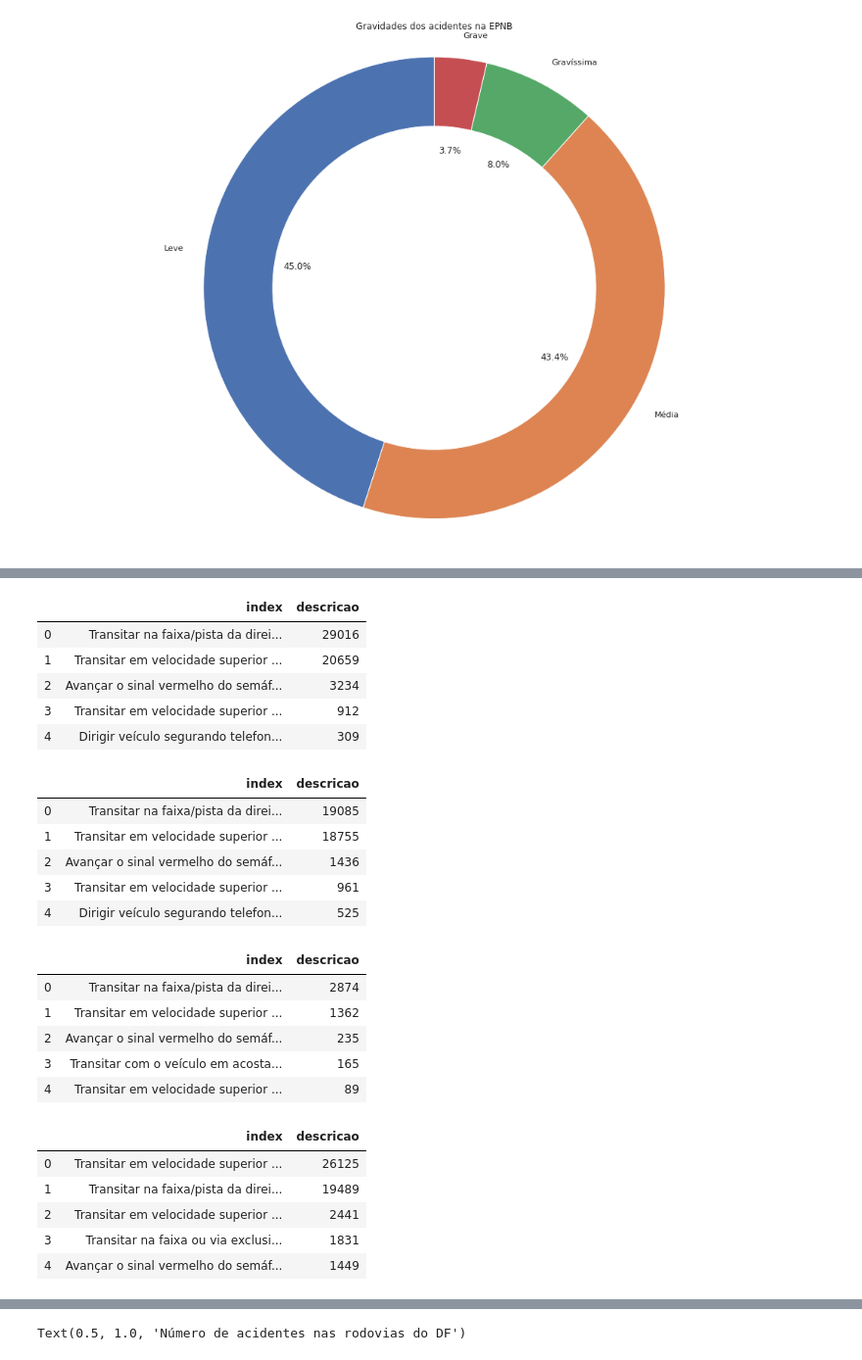
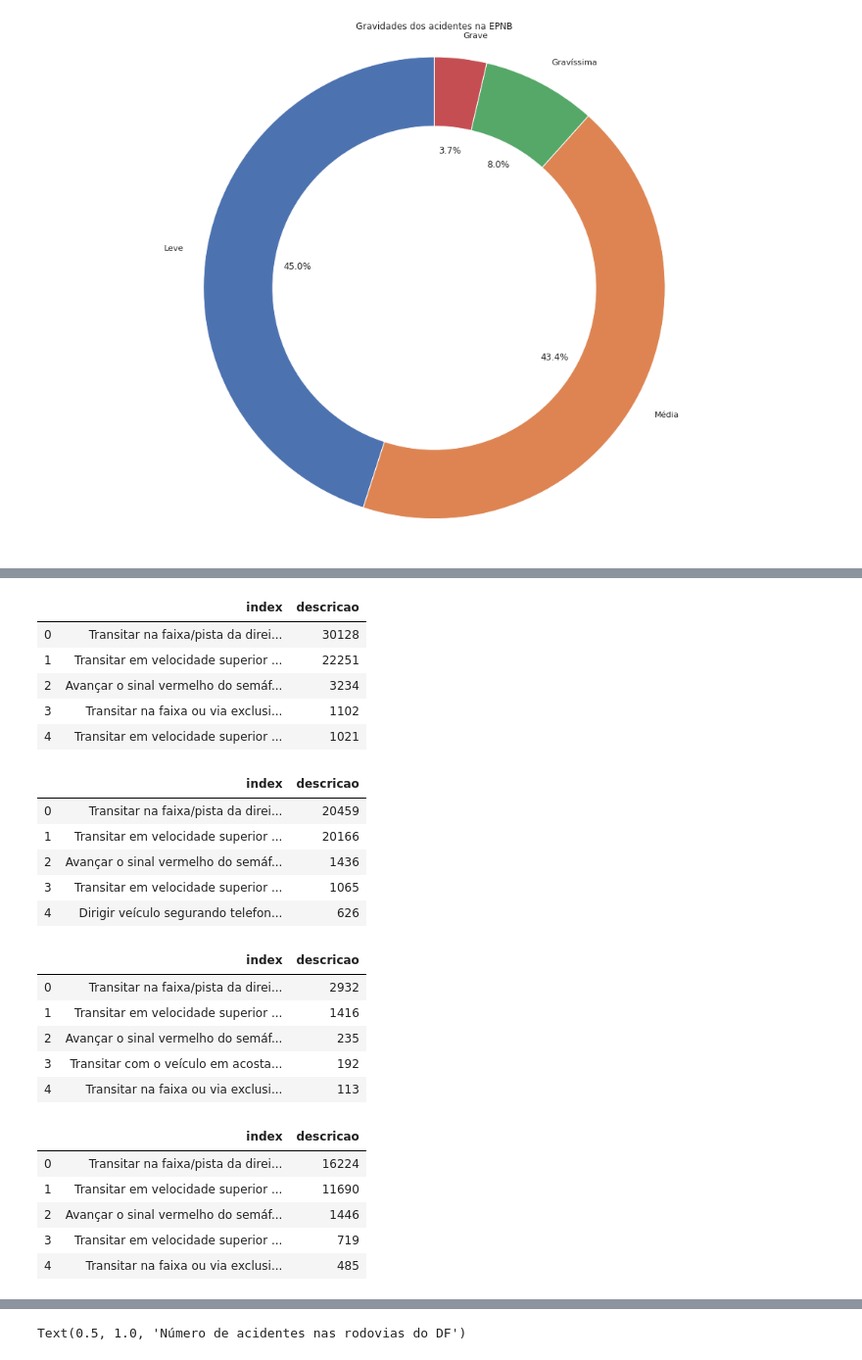
Before and after one commit to IagoCarvalho/tcc_scripts, a Jupyter notebook: QP03-Analysis.ipynb, the cells around one changed output, grey strips where cells are left out. Shown at 98% size. Saved outputs shown, nothing was run; the diff lists cells and outputs as text; code cells hidden in the pictures.

```diff
--- a/QP03-Analysis.ipynb
+++ b/QP03-Analysis.ipynb
@@ -406,7 +406,10 @@ plt.title('Gravidades dos acidentes na EPNB')
 Text(0.5, 1, 'Gravidades dos acidentes na EPNB')
 [figure]
 # %%
+infracoes_epnb.hora_cometimento = infracoes_epnb.hora_cometimento.str.strip()
 infracoes_epnb['fase_dia'] = infracoes_epnb.apply(lambda row: get_periodo(row, 'hora_cometimento'), axis = 1)
+
+infracoes_epct.hora_cometimento = infracoes_epct.hora_cometimento.str.strip()
 infracoes_epct['fase_dia'] = infracoes_epct.apply(lambda row: get_periodo(row, 'hora_cometimento'), axis = 1)
 # %%
 def plot_infracoes_por_periodo(df_temp):
@@ -440,38 +443,38 @@ plot_infracoes_por_periodo(infracoes_epct)
 infracoes_epnb[infracoes_epnb.fase_dia == 'Pleno dia'].descricao.str.strip().value_counts().reset_index().head(n = 5)
 # %% [output]
 |  | index | descricao |
-| 0 | Transitar na faixa/pista da direi... | 29016 |
-| 1 | Transitar em velocidade superior ... | 20659 |
+| 0 | Transitar na faixa/pista da direi... | 30128 |
+| 1 | Transitar em velocidade superior ... | 22251 |
 | 2 | Avançar o sinal vermelho do semáf... | 3234 |
-| 3 | Transitar em velocidade superior ... | 912 |
-| 4 | Dirigir veículo segurando telefon... | 309 |
+| 3 | Transitar na faixa ou via exclusi... | 1102 |
+| 4 | Transitar em velocidade superior ... | 1021 |
 # %%
 infracoes_epnb[infracoes_epnb.fase_dia == 'Amanhecer'].descricao.str.strip().value_counts().reset_index().head(n = 5)
 # %% [output]
 |  | index | descricao |
-| 0 | Transitar na faixa/pista da direi... | 19085 |
-| 1 | Transitar em velocidade superior ... | 18755 |
+| 0 | Transitar na faixa/pista da direi... | 20459 |
+| 1 | Transitar em velocidade superior ... | 20166 |
 | 2 | Avançar o sinal vermelho do semáf... | 1436 |
-| 3 | Transitar em velocidade superior ... | 961 |
-| 4 | Dirigir veículo segurando telefon... | 525 |
+| 3 | Transitar em velocidade superior ... | 1065 |
+| 4 | Dirigir veículo segurando telefon... | 626 |
 # %%
 infracoes_epnb[infracoes_epnb.fase_dia == 'Anoitecer'].descricao.str.strip().value_counts().reset_index().head(n = 5)
 # %% [output]
 |  | index | descricao |
-| 0 | Transitar na faixa/pista da direi... | 2874 |
-| 1 | Transitar em velocidade superior ... | 1362 |
+| 0 | Transitar na faixa/pista da direi... | 2932 |
+| 1 | Transitar em velocidade superior ... | 1416 |
 | 2 | Avançar o sinal vermelho do semáf... | 235 |
-| 3 | Transitar com o veículo em acosta... | 165 |
-| 4 | Transitar em velocidade superior ... | 89 |
+| 3 | Transitar com o veículo em acosta... | 192 |
+| 4 | Transitar na faixa ou via exclusi... | 113 |
 # %%
-infracoes_epnb[infracoes_epnb.fase_dia == 'Plena noite'].descricao.str.strip().value_counts().reset_index().head(n = 5)
+infracoes_epnb[infracoes_epnb.fase_dia == 'Plena Noite'].descricao.str.strip().value_counts().reset_index().head(n = 5)
 # %% [output]
 |  | index | descricao |
-| 0 | Transitar em velocidade superior ... | 26125 |
-| 1 | Transitar na faixa/pista da direi... | 19489 |
-| 2 | Transitar em velocidade superior ... | 2441 |
-| 3 | Transitar na faixa ou via exclusi... | 1831 |
-| 4 | Avançar o sinal vermelho do semáf... | 1449 |
+| 0 | Transitar na faixa/pista da direi... | 16224 |
+| 1 | Transitar em velocidade superior ... | 11690 |
+| 2 | Avançar o sinal vermelho do semáf... | 1446 |
+| 3 | Transitar em velocidade superior ... | 719 |
+| 4 | Transitar na faixa ou via exclusi... | 485 |
 # %% [markdown]
 ### Observações Rodovias
 
```
Also changed, not shown: parts of 7 cells of this notebook, 1 other file.
